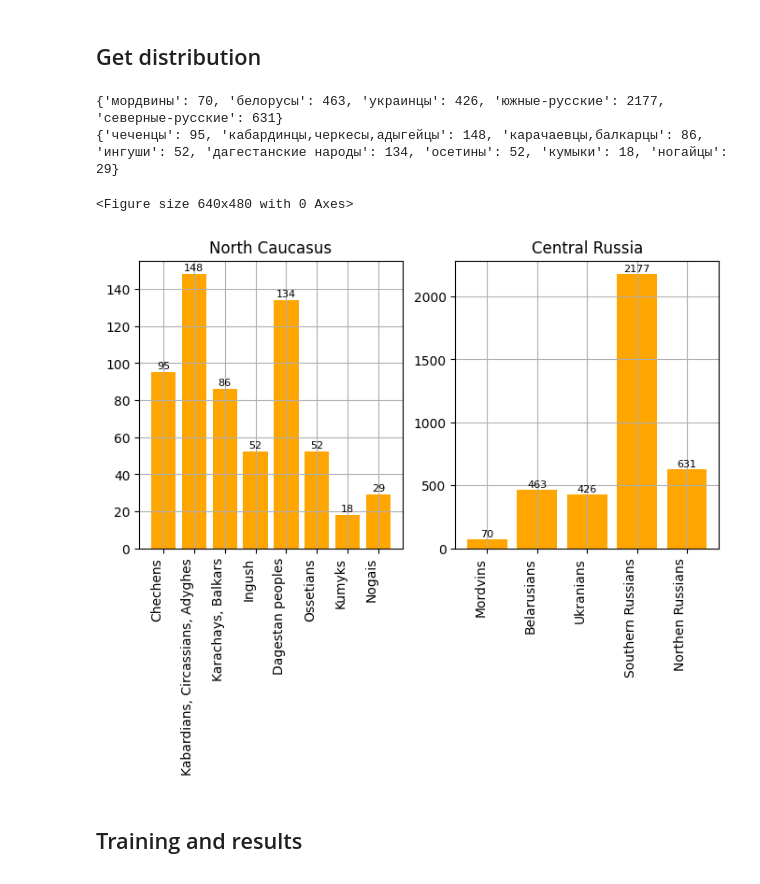
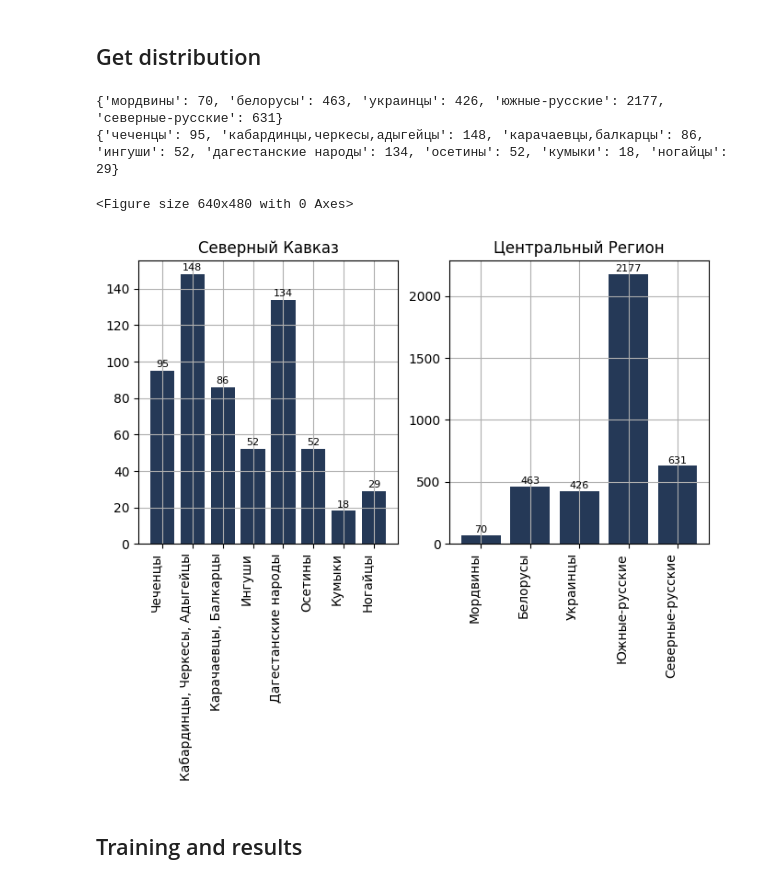
Before and after one commit to alexeyshmelev/genotek-nationality-analysis, a Jupyter notebook: genotek.ipynb, the cells around one changed output. Drawn from its saved outputs; the diff is of its cells as text; code cells hidden in the pictures.

```diff
--- a/genotek.ipynb
+++ b/genotek.ipynb
@@ -145,40 +146,42 @@ for i, n in enumerate(df_cr['node_id2']):
 
 for i, n in enumerate(df_nc['node_id1']):
     if n not in nodes_names_nc:
         nodes_names_nc.add(n)
         all_types_dict_nc[df_nc['label_id1'][i]] += 1
 
 for i, n in enumerate(df_nc['node_id2']):
     if n not in nodes_names_nc:
         nodes_names_nc.add(n)
         all_types_dict_nc[df_nc['label_id2'][i]] += 1
 
 print(all_types_dict_cr)
 print(all_types_dict_nc)
 
-types_nc_m = ['Chechens', 'Kabardians, Circassians, Adyghes', 'Karachays, Balkars', 'Ingush', 'Dagestan peoples', 'Ossetians', 'Kumyks', 'Nogais']
-types_cr_m = ['Mordvins', 'Belarusians', 'Ukranians', 'Southern Russians', 'Northen Russians']
+# types_nc_m = ['Chechens', 'Kabardians, Circassians, Adyghes', 'Karachays, Balkars', 'Ingush', 'Dagestan peoples', 'Ossetians', 'Kumyks', 'Nogais']
+# types_cr_m = ['Mordvins', 'Belarusians', 'Ukranians', 'Southern Russians', 'Northen Russians']
 
+types_nc_m = ['Чеченцы', 'Кабардинцы, Черкесы, Адыгейцы', 'Карачаевцы, Балкарцы', 'Ингуши', 'Дагестанские народы', 'Осетины', 'Кумыки', 'Ногайцы']
+types_cr_m = ['Мордвины', 'Белорусы', 'Украинцы', 'Южные-русские', 'Северные-русские']
 
 plt.clf()
 fig, (ax1, ax2) = plt.subplots(1, 2, figsize=(8, 4))
-ax1.bar(all_types_dict_nc.keys(), all_types_dict_nc.values(), color='orange')
-ax2.bar(all_types_dict_cr.keys(), all_types_dict_cr.values(), color='orange')
+ax1.bar(all_types_dict_nc.keys(), all_types_dict_nc.values(), color='#253957')
+ax2.bar(all_types_dict_cr.keys(), all_types_dict_cr.values(), color='#253957')
 ax1.set_xticklabels(types_nc_m, rotation = 90, ha='right')
 ax2.set_xticklabels(types_cr_m, rotation = 90, ha='right')
 addlabels(ax1, list(all_types_dict_nc.keys()), list(all_types_dict_nc.values()), 0)
 addlabels(ax2, list(all_types_dict_cr.keys()), list(all_types_dict_cr.values()), 1)
 ax1.grid()
 ax2.grid()
-ax1.set_title('North Caucasus')
-ax2.set_title('Central Russia')
+ax1.set_title('Северный Кавказ')
+ax2.set_title('Центральный Регион')
 plt.savefig('num_nodes_per_classes_and_dataset.png', bbox_inches='tight')
 plt.show()
 # %% [output]
 {'мордвины': 70, 'белорусы': 463, 'украинцы': 426, 'южные-русские': 2177, 'северные-русские': 631}
 {'чеченцы': 95, 'кабардинцы,черкесы,адыгейцы': 148, 'карачаевцы,балкарцы': 86, 'ингуши': 52, 'дагестанские народы': 134, 'осетины': 52, 'кумыки': 18, 'ногайцы': 29}
 <Figure size 640x480 with 0 Axes>
-[figure, old version]
+[figure, new version]
 # %% [markdown]
 ## Training and results
 # %% [markdown]
```
Also changed, not shown: parts of 173 cells of this notebook.
